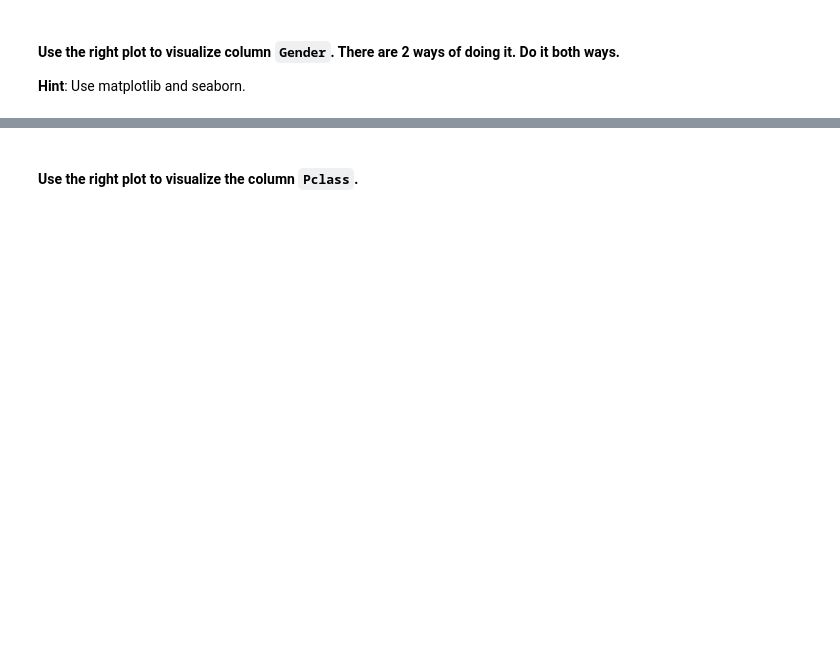
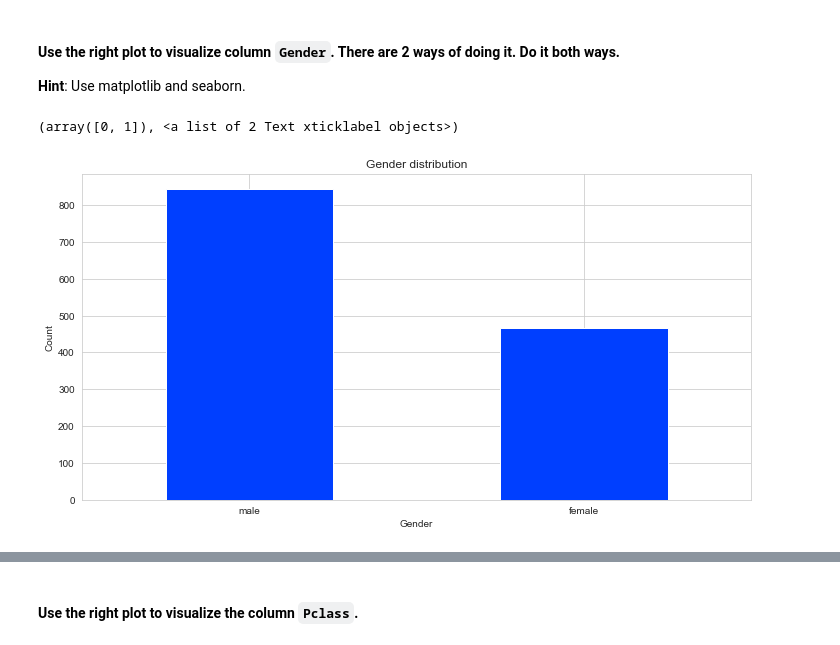
Before and after one commit to ta-datapt-bcn/lab-matplotlib-seaborn, a Jupyter notebook: your-code/Lab6 till mid Ch3.ipynb, the cells around one changed output, grey strips where cells are left out. Drawn from its saved outputs; the diff is of its cells as text; code cells hidden in the pictures; blank space fills up the shorter version.

```diff
--- a/your-code/Lab6 till mid Ch3.ipynb
+++ b/your-code/Lab6 till mid Ch3.ipynb
@@ -311,4 +280,17 @@ your comments here
 # %% [markdown]
 #### Use the right plot to visualize column `Gender`. There are 2 ways of doing it. Do it both ways.
 **Hint**: Use matplotlib and seaborn.
+# %%
+# Method 1 - matplotlib
+# your code here
+plt.style.use("seaborn-bright")
+sns.set_style("whitegrid")
+titanic["Gender"].value_counts().plot(kind="bar")
+plt.title("Gender distribution")
+plt.xlabel("Gender")
+plt.ylabel("Count")
+plt.xticks(rotation = 0)
+# %% [output]
+(array([0, 1]), <a list of 2 Text xticklabel objects>)
+[figure, added]
 # %%
```
Also changed, not shown: parts of 32 cells of this notebook.
